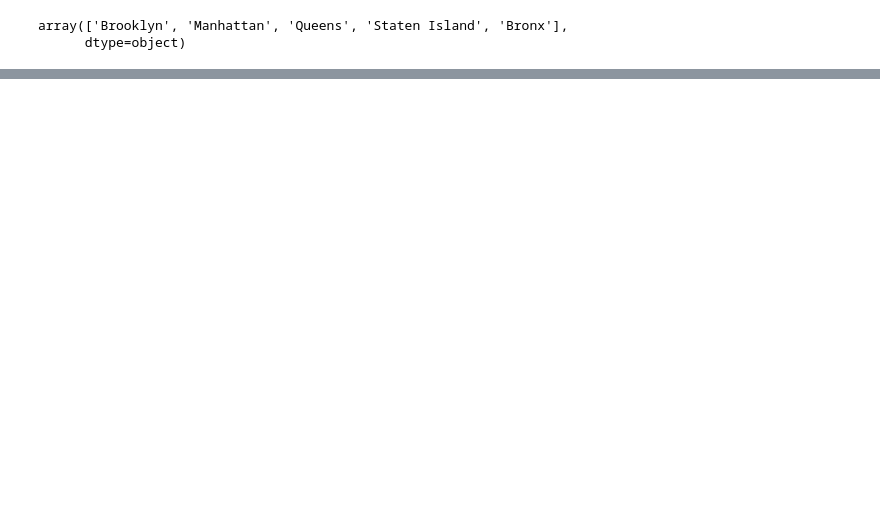
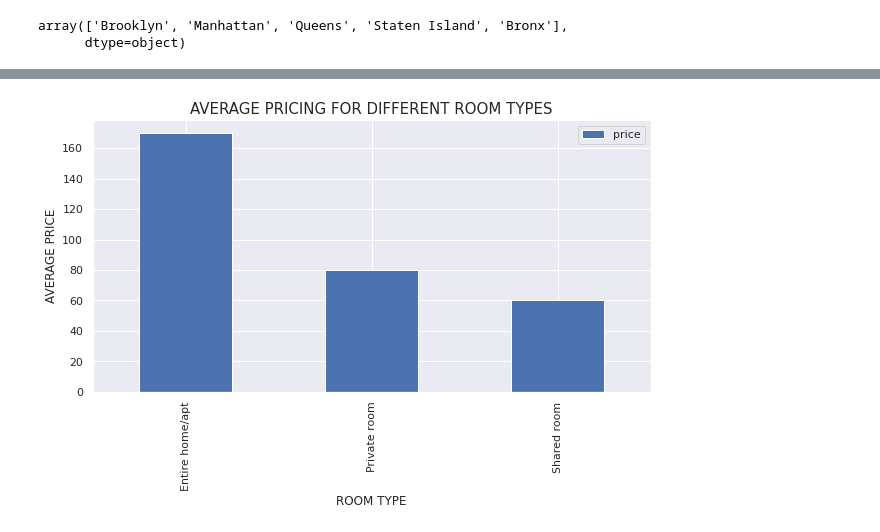
Before and after one commit to Priyabrat845/Airbnb-Booking-Analysis, a Jupyter notebook: Copy_of_Airbnb_Bookings_Analysis_Capstone_Project.ipynb, the cells around one changed output, grey strips where cells are left out. Saved outputs shown, nothing was run; the diff lists cells and outputs as text; code cells hidden in the pictures; blank space fills up the shorter version.

```diff
--- a/Copy_of_Airbnb_Bookings_Analysis_Capstone_Project.ipynb
+++ b/Copy_of_Airbnb_Bookings_Analysis_Capstone_Project.ipynb
@@ -35,0 +73,5 @@ airbnb.head(3)
+# %%
+#import data from csv file
+path = "https://raw.githubusercontent.com/gyana-ranjan-dash/airbnb_2018/main/Copy%20of%20Airbnb%20NYC%202019.csv"
+airbnb_df = pd.read_csv(path)
+airbnb_df.head(3)
@@ -279,0 +207,3 @@ Index(['host_id', 'host_name', 'neighbourhood_group', 'neighbourhood',
+# %%
+#Dropping the unnecessary columns from the dataset.
+airbnb_df.drop(['id','name','last_review'],axis = 1, inplace = True)
@@ -279,0 +216,3 @@ Index(['host_id', 'host_name', 'neighbourhood_group', 'neighbourhood',
+# %%
+# impute the null values as 0
+airbnb_df['reviews_per_month'] = airbnb_df['reviews_per_month'].fillna(0)
@@ -279,0 +238,3 @@ Index(['host_id', 'host_name', 'neighbourhood_group', 'neighbourhood',
+# %%
+# Creating a new dataframe which will drop any rows which are outliers i.e price geater than $400
+adjusted_airbnb_df =airbnb_df[airbnb_df.price < 400]
@@ -279,0 +441,8 @@ Index(['host_id', 'host_name', 'neighbourhood_group', 'neighbourhood',
+# %%
+pd.DataFrame(adjusted_airbnb_df.groupby(['room_type'])['price'].mean()).plot.bar(color='b', figsize=(10,5))
+plt.xlabel('ROOM TYPE')
+plt.ylabel('AVERAGE PRICE')
+plt.title('AVERAGE PRICING FOR DIFFERENT ROOM TYPES',size=15)
+plt.show()
+# %% [output]
+[figure, added]
```
Also changed, not shown: parts of 88 cells of this notebook.
